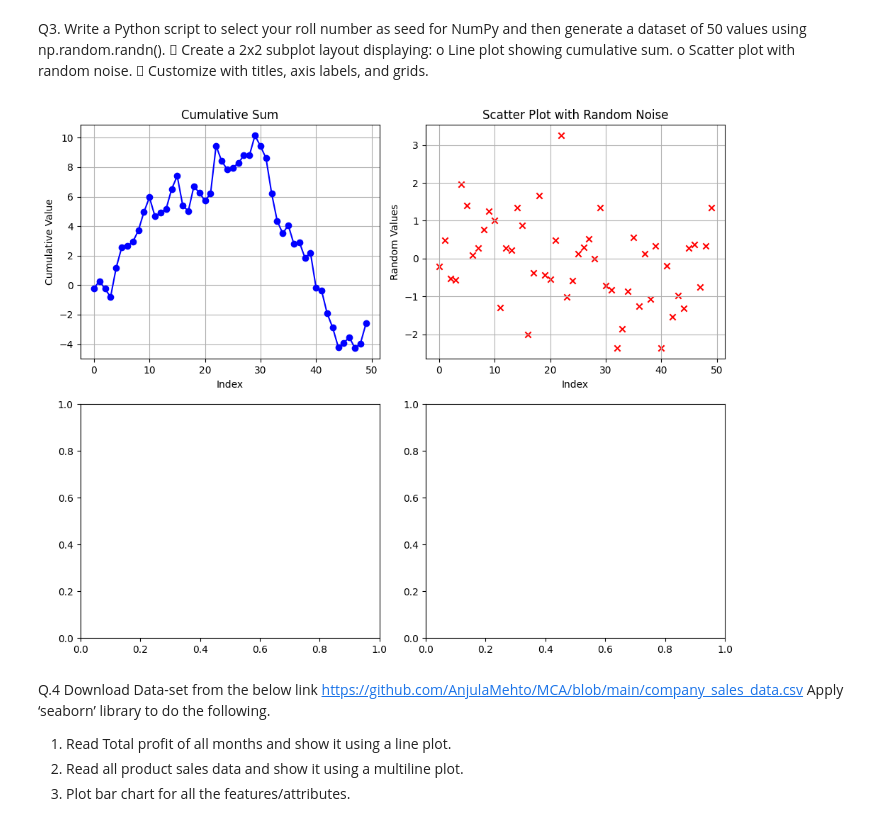
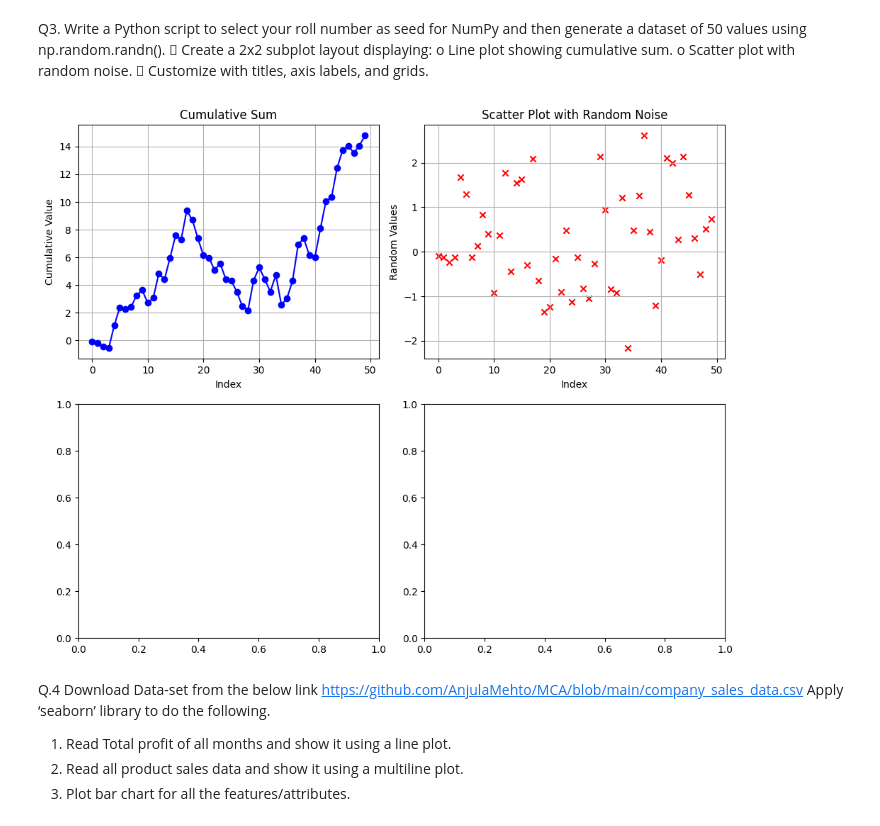
Before and after one commit to priyxnshu07/UCS420, a Jupyter notebook: CognitiveLabAssignment6.ipynb, the cells around one changed output. Drawn from its saved outputs; the diff is of its cells as text; code cells hidden in the pictures.

```diff
--- a/CognitiveLabAssignment6.ipynb
+++ b/CognitiveLabAssignment6.ipynb
@@ -85,35 +85,35 @@ o Scatter plot with random noise.
 # %%
 import numpy as np
 import matplotlib.pyplot as plt
 
-# Set seed (replace with your roll number if needed)
-roll_number = 12345  # Change this to your actual roll number
+
+roll_number = 102497011
 np.random.seed(roll_number)
 
 # Generate random dataset
 data = np.random.randn(50)
 
 # Create subplots
 fig, ax = plt.subplots(2, 2, figsize=(10, 8))
 
 # Line plot (Cumulative Sum)
 ax[0, 0].plot(np.cumsum(data), color='b', marker='o', linestyle='-')
 ax[0, 0].set_title("Cumulative Sum")
 ax[0, 0].set_xlabel("Index")
 ax[0, 0].set_ylabel("Cumulative Value")
 ax[0, 0].grid()
 
 # Scatter plot with random noise
 ax[0, 1].scatter(range(50), data, color='r', marker='x')
 ax[0, 1].set_title("Scatter Plot with Random Noise")
 ax[0, 1].set_xlabel("Index")
 ax[0, 1].set_ylabel("Random Values")
 ax[0, 1].grid()
 
 plt.tight_layout()
 plt.show()
 # %% [output]
-[figure, old version]
+[figure, new version]
 # %% [markdown]
 Q.4 Download Data-set from the below link
 https://github.com/AnjulaMehto/MCA/blob/main/company_sales_data.csv
```
